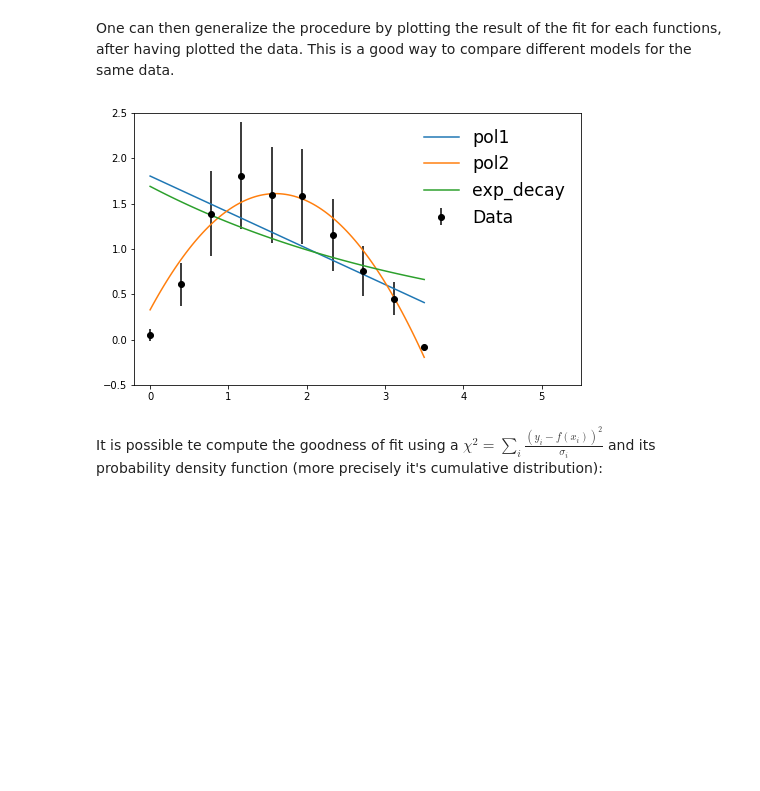
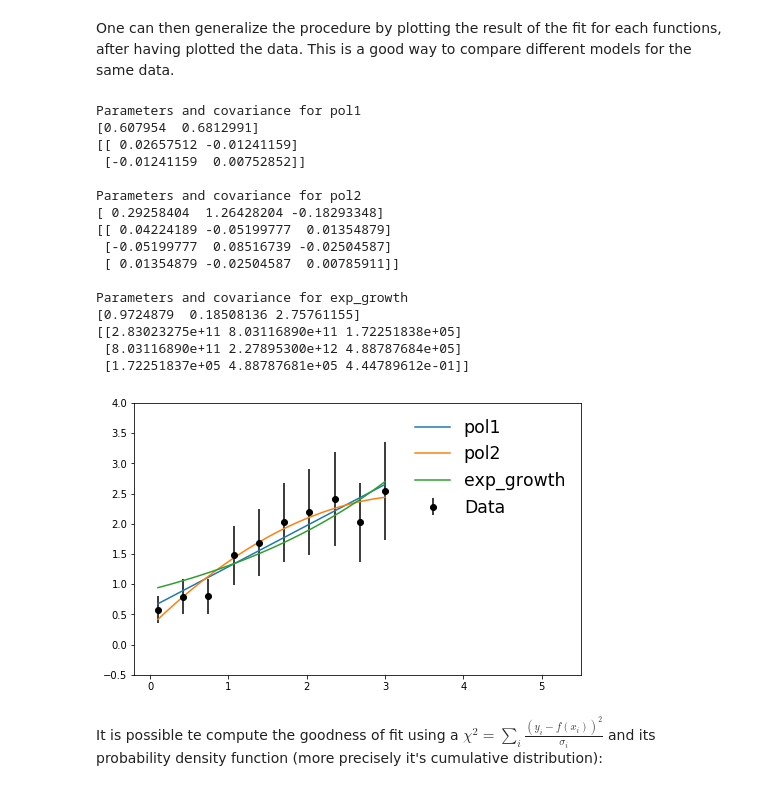
Before and after one commit to MLatCezeaux/intro_numpy, a Jupyter notebook: lecture/1-NumpyIntroduction.ipynb, the cells around one changed output. Drawn from its saved outputs; the diff is of its cells as text; code cells hidden in the pictures; blank space fills up the shorter version.

```diff
--- a/lecture/1-NumpyIntroduction.ipynb
+++ b/lecture/1-NumpyIntroduction.ipynb
@@ -581,6 +578,6 @@ Let's now show how to perform a fit of data with error bar using one particular
 # %%
 Npoints = 10
-x = np.linspace(0.0, 3.5, Npoints)
-y = 1.5*(np.sin(x) + np.random.random(Npoints)*0.3)
+x = np.linspace(0.1, 3.0, Npoints)
+y = 2*(np.sin(x/2) + np.random.random(Npoints)*0.3)
 dy = 0.05+0.3*y
 # %% [markdown]
@@ -592,8 +589,8 @@ def pol1(x, p0, p1):
 def pol2(x, p0, p1, p2):
     return p0 + p1*x + p2*x**2
 
-def exp_decay(x, p0, p1, p2):
-    return p0*np.exp(-(x-p1)/p2)
+def exp_growth(x, p0, p1, p2):
+    return p0*np.exp((x-p1)/p2)
 # %% [markdown]
 The following lines actually perform the fit and return both the optimal parameters and the covariances for the dgree 1 polynom:
 # %%
@@ -602,20 +599,39 @@ p, cov = optimize.curve_fit(pol1, x, y, sigma=dy/y)
 One can then generalize the procedure by plotting the result of the fit for each functions, after having plotted the data. This is a good way to compare different models for the same data.
 # %%
 # Plotting data
-fig = plt.figure(figsize=(8,5))
+plt.figure(figsize=(8,5))
 data_plotting_style = {'marker': 'o', 'color': 'black', 'linestyle': ''}
 plt.errorbar(x, y, yerr=dy, label='Data', **data_plotting_style)
 
 # Fitting and plotting the result for the three functions
 xfit = np.linspace(x[0], x[-1], 100)
-for f in [pol1, pol2, exp_decay]:
-    p, cov = optimize.curve_fit(f, x, y, sigma=dy/y)
+for f in [pol1, pol2, exp_growth]:
+    p, cov = optimize.curve_fit(f, x, y, sigma=dy/y, check_finite=True)
+    print('\nParameters and covariance for '+f.__name__)
+    print(p)
+    print(cov)
     plt.plot(xfit, f(xfit, *p), label=f.__name__)
-_ = plt.ylim(-0.5, 2.5)
-_ = plt.xlim(-0.2, 5.5)
-_ = plt.legend(frameon=False, fontsize='xx-large')
+plt.ylim(-0.5, 4)
+plt.xlim(-0.2, 5.5)
+plt.legend(frameon=False, fontsize='xx-large');
 # %% [output]
+Parameters and covariance for pol1
+[0.607954  0.6812991]
+[[ 0.02657512 -0.01241159]
+ [-0.01241159  0.00752852]]
+
+Parameters and covariance for pol2
+[ 0.29258404  1.26428204 -0.18293348]
+[[ 0.04224189 -0.05199777  0.01354879]
+ [-0.05199777  0.08516739 -0.02504587]
+ [ 0.01354879 -0.02504587  0.00785911]]
+
+Parameters and covariance for exp_growth
+[0.9724879  0.18508136 2.75761155]
+[[2.83023275e+11 8.03116890e+11 1.72251838e+05]
+ [8.03116890e+11 2.27895300e+12 4.88787684e+05]
+ [1.72251837e+05 4.88787681e+05 4.44789612e-01]]
-[figure, old version]
+[figure, new version]
 # %% [markdown]
 It is possible te compute the goodness of fit using a $\chi^2 = \sum_{i} \frac{(y_i - f(x_i))^2}{\sigma_i}$ and its probability density function (more precisely it's cumulative distribution):
 # %%
```
Also changed, not shown: parts of 29 cells of this notebook, 3 other files.
